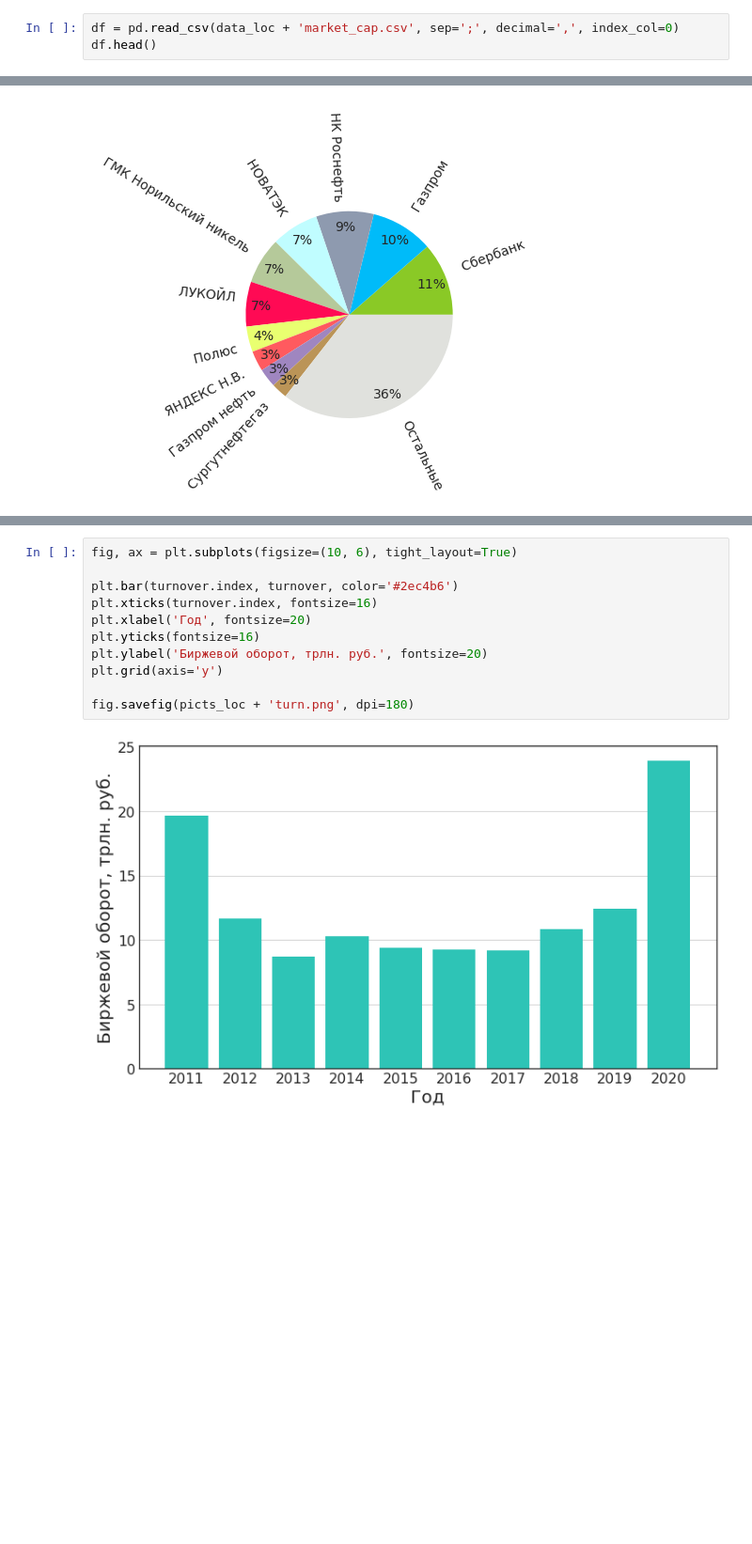
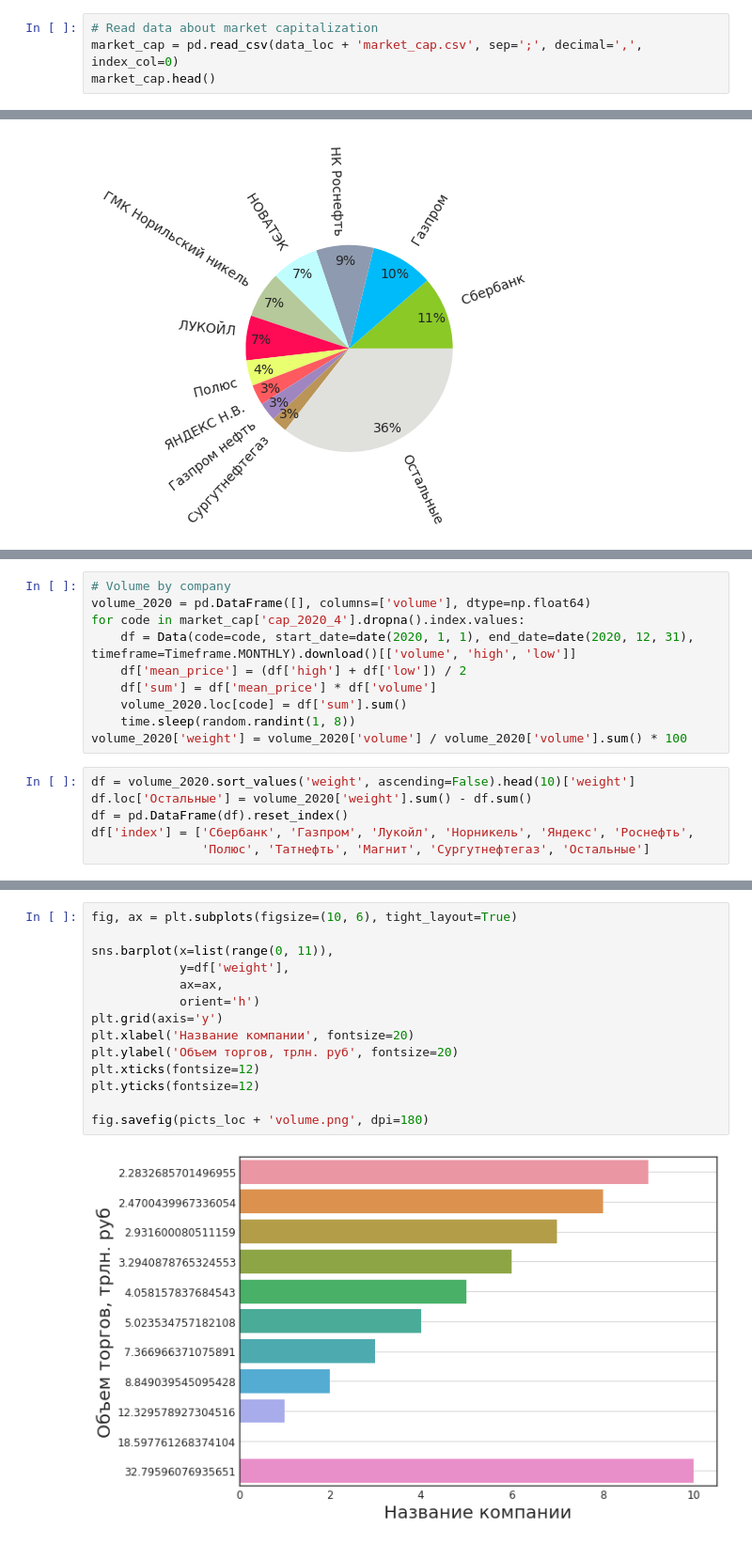
Before and after one commit to kostya-gh/stocks_prediction, a Jupyter notebook: market_cap.ipynb, the cells around one changed output, grey strips where cells are left out. Shown at 94% size. Drawn from its saved outputs; the diff is of its cells as text; blank space fills up the shorter version.

Commit message:
Draw some graphs

```diff
--- a/market_cap.ipynb
+++ b/market_cap.ipynb
@@ -12,6 +25,7 @@ data_loc = '/mnt/c/Users/Kostya/data/'
 # %%
-df = pd.read_csv(data_loc + 'market_cap.csv', sep=';', decimal=',', index_col=0)
-df.head()
+# Read data about market capitalization
+market_cap = pd.read_csv(data_loc + 'market_cap.csv', sep=';', decimal=',', index_col=0)
+market_cap.head()
 # %% [output]
 |  | name | category | id | volume | price | cap | volume_2012_1 | price_2012_1 | cap_2012_1 | ... |
 | code |  |  |  |  |  |  |  |  |  | ... |
@@ -191,0 +202,16 @@ turnover = pd.Series([19.678, 11.647, 8.707, 10.283, 9.398, 9.277, 9.185, 10.830
+# %%
+# Volume by company
+volume_2020 = pd.DataFrame([], columns=['volume'], dtype=np.float64)
+for code in market_cap['cap_2020_4'].dropna().index.values:
+    df = Data(code=code, start_date=date(2020, 1, 1), end_date=date(2020, 12, 31), timeframe=Timeframe.MONTHLY).download()[['volume', 'high', 'low']]
+    df['mean_price'] = (df['high'] + df['low']) / 2
+    df['sum'] = df['mean_price'] * df['volume']
+    volume_2020.loc[code] = df['sum'].sum()
+    time.sleep(random.randint(1, 8))
+volume_2020['weight'] = volume_2020['volume'] / volume_2020['volume'].sum() * 100
+# %%
+df = volume_2020.sort_values('weight', ascending=False).head(10)['weight']
+df.loc['Остальные'] = volume_2020['weight'].sum() - df.sum()
+df = pd.DataFrame(df).reset_index()
+df['index'] = ['Сбербанк', 'Газпром', 'Лукойл', 'Норникель', 'Яндекс', 'Роснефть',
+               'Полюс', 'Татнефть', 'Магнит', 'Сургутнефтегаз', 'Остальные']
@@ -192,13 +233,16 @@ turnover = pd.Series([19.678, 11.647, 8.707, 10.283, 9.398, 9.277, 9.185, 10.830
 # %%
 fig, ax = plt.subplots(figsize=(10, 6), tight_layout=True)
 
-plt.bar(turnover.index, turnover, color='#2ec4b6')
-plt.xticks(turnover.index, fontsize=16)
-plt.xlabel('Год', fontsize=20)
-plt.yticks(fontsize=16)
-plt.ylabel('Биржевой оборот, трлн. руб.', fontsize=20)
+sns.barplot(x=list(range(0, 11)),
+            y=df['weight'],
+            ax=ax,
+            orient='h')
 plt.grid(axis='y')
+plt.xlabel('Название компании', fontsize=20)
+plt.ylabel('Объем торгов, трлн. руб', fontsize=20)
+plt.xticks(fontsize=12)
+plt.yticks(fontsize=12)
 
-fig.savefig(picts_loc + 'turn.png', dpi=180)
+fig.savefig(picts_loc + 'volume.png', dpi=180)
 # %% [output]
-[figure, old version]
+[figure, new version]
```
Also changed, not shown: parts of 31 cells of this notebook, 1 other file.
